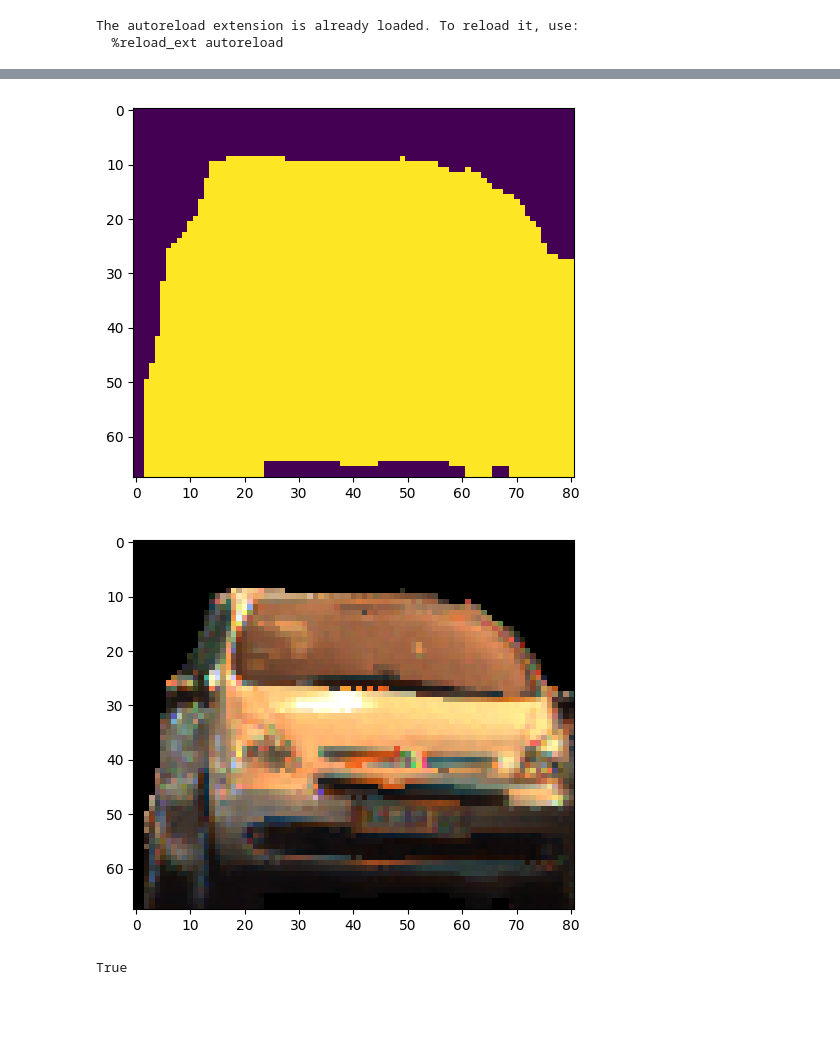
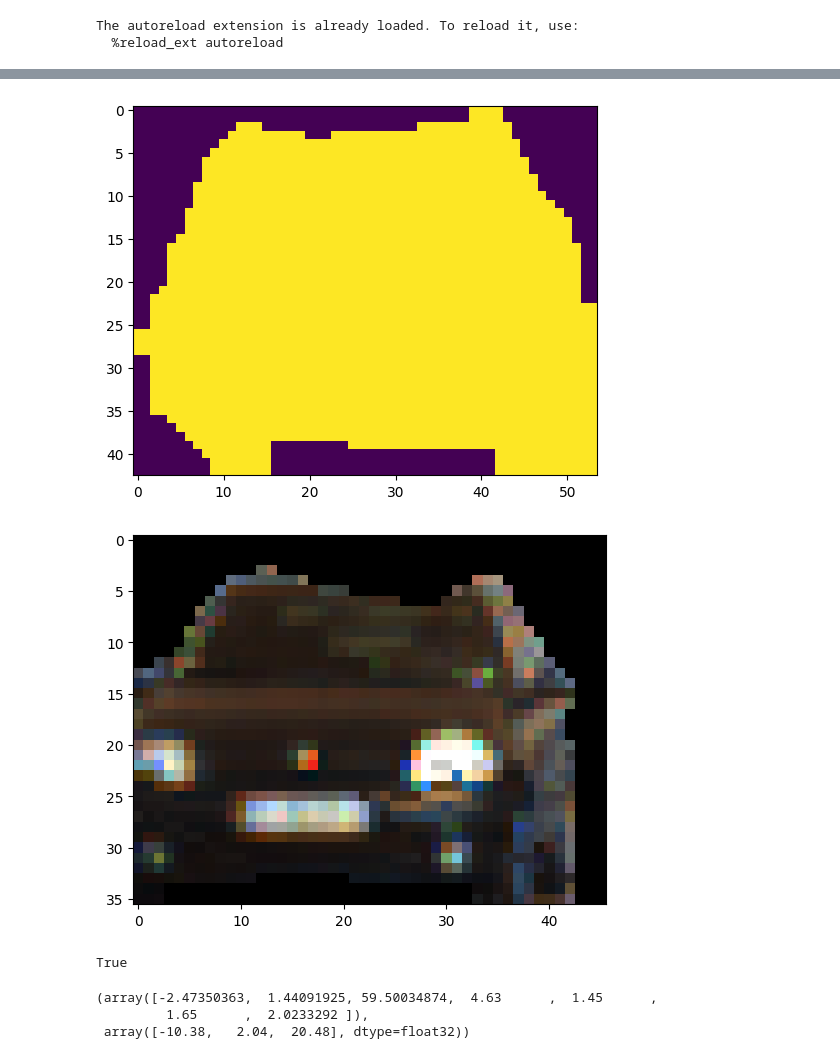
Before and after one commit to romantic-black/DID-M3D, a Jupyter notebook: notebooks/inpaint.ipynb, the cells around one changed output, grey strips where cells are left out. Drawn from its saved outputs; the diff is of its cells as text; code cells hidden in the pictures; blank space fills up the shorter version.

```diff
--- a/notebooks/inpaint.ipynb
+++ b/notebooks/inpaint.ipynb
@@ -24,7 +24,7 @@ random_flip = 0
 database = SampleDatabase("/mnt/e/DataSet/kitti/kitti_inst_database/", random_flip=random_flip)
 dataset = Dataset("train", r"/mnt/e/DataSet/kitti")
 # %%
-idx =2131
+idx =6309
 
 calib_ = dataset.get_calib(idx)
 image, depth = dataset.get_image_with_depth(idx, use_penet=False)
@@ -62,6 +74,6 @@ True
 # %%
-test_image = samples[3].image_.copy()
-test_depth = samples[3].depth_.copy()
+test_image = samples[1].image_.copy()
+test_depth = samples[1].depth_.copy()
 gray = cv2.cvtColor(test_image, cv2.COLOR_RGB2GRAY)
 
 _, thresh = cv2.threshold(gray, 0, 255, cv2.THRESH_BINARY)
@@ -85,13 +97,19 @@ mask = ((eroded == 255) & (thresh == 0)).astype(np.uint8)
 # %%
 plt_show(eroded, rgb=False)
 # %% [output]
-[figure, old version]
+[figure, new version]
 # %%
-revise_image = cv2.inpaint(test_image, mask, 3, cv2.INPAINT_NS)
+revise_image = cv2.inpaint(test_image, mask, 5, cv2.INPAINT_TELEA)
 plt_show(revise_image)
 # %% [output]
-[figure, old version]
+[figure, new version]
 # %%
 cv2.imwrite("i.png", cv2.cvtColor(revise_image, cv2.COLOR_BGR2RGB))
 # %% [output]
 True
+# %%
+samples[3].bbox3d_, samples[3].label.pos
+# %% [output]
+(array([-2.47350363,  1.44091925, 59.50034874,  4.63      ,  1.45      ,
+         1.65      ,  2.0233292 ]),
+ array([-10.38,   2.04,  20.48], dtype=float32))
```
Also changed, not shown: parts of 7 cells of this notebook, 5 other files.
